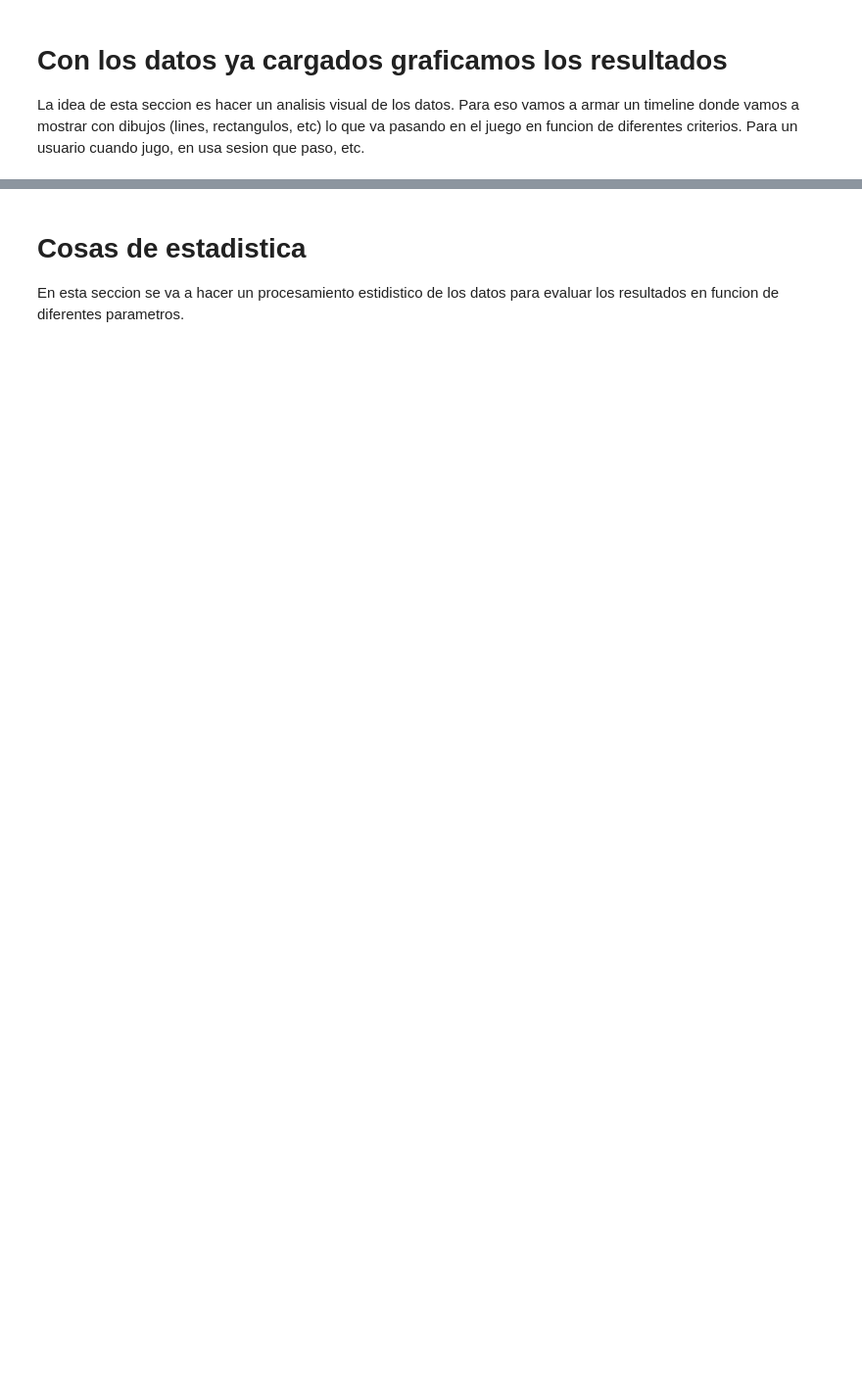
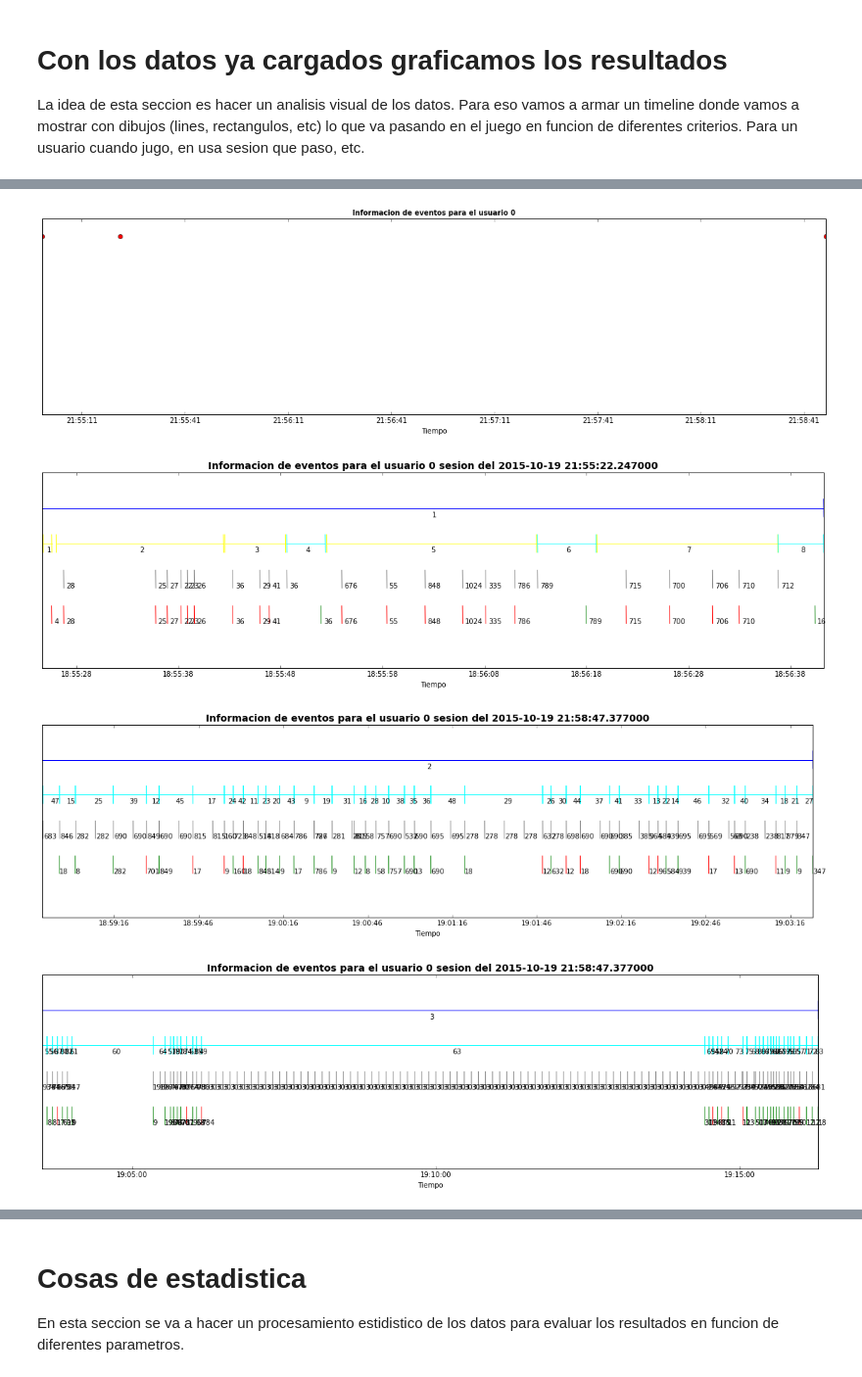
Before and after one commit to IoniUTDT/IPyVisound, a Jupyter notebook: Visound - analisis grafico.ipynb, the cells around one changed output, grey strips where cells are left out. Shown at 98% size. Saved outputs shown, nothing was run; the diff lists cells and outputs as text; code cells hidden in the pictures; blank space fills up the shorter version.

```diff
--- a/Visound - analisis grafico.ipynb
+++ b/Visound - analisis grafico.ipynb
@@ -79,3 +19,5 @@ Index(['categorias', 'fromStimuli', 'levelInstance', 'numberOfLoop',
+# %%
+data = LoadDataFromFile()
 # %% [markdown]
 # Con los datos ya cargados graficamos los resultados
 
@@ -205,0 +25,7 @@ for index, usuario in usuarios.iterrows():
+# %%
+graficarTimeline (data)
+# %% [output]
+[figure, added]
+[figure, added]
+[figure, added]
+[figure, added]
```
Also changed, not shown: parts of 14 cells of this notebook, 9 other files.
